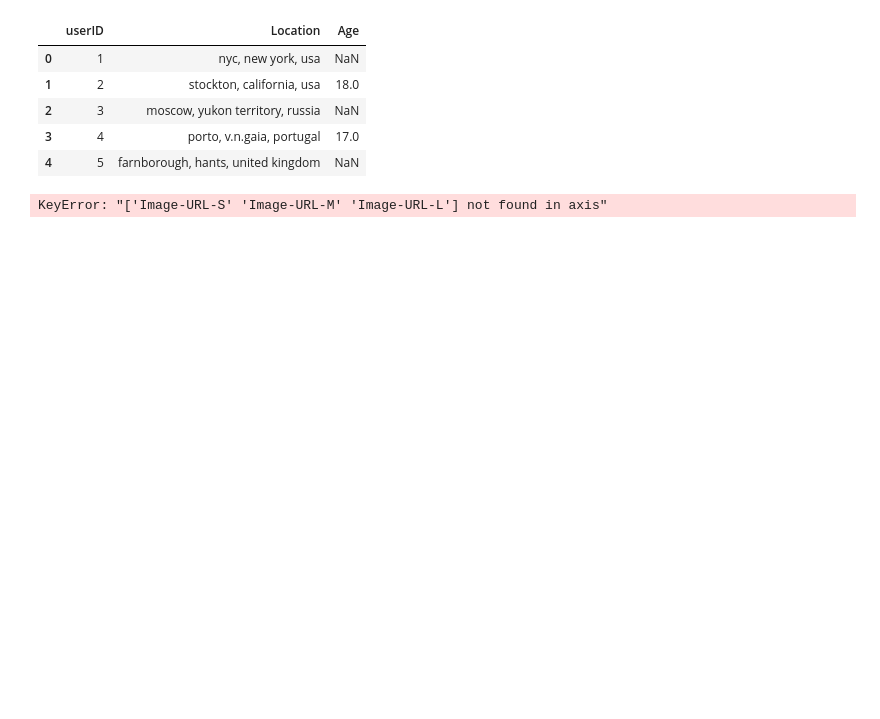
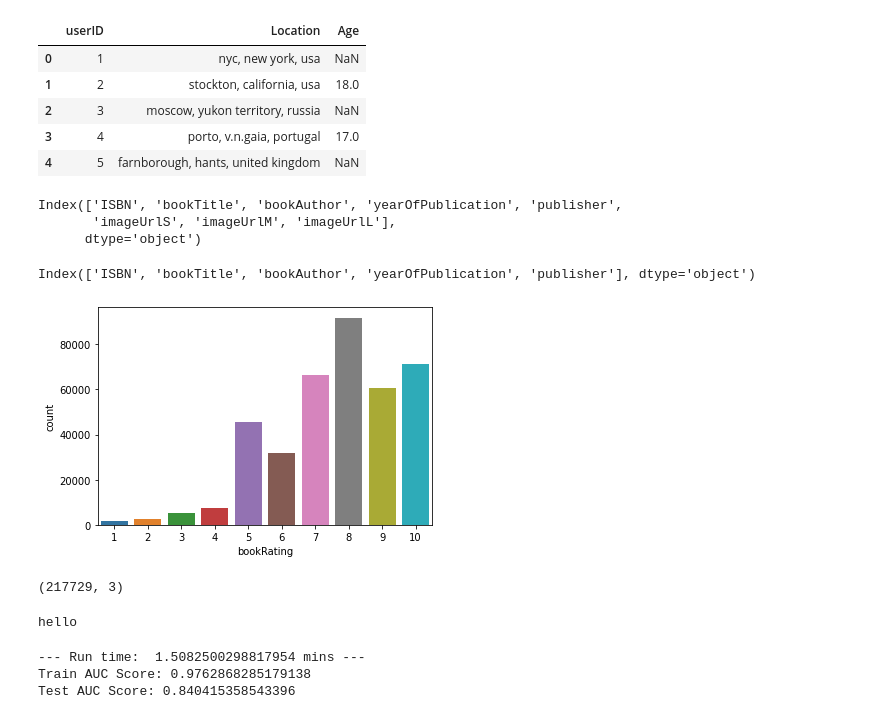
Before and after one commit to klaxonsdev/RecommendationSystem, a Jupyter notebook: scoring.ipynb, the cells around one changed output. Drawn from its saved outputs; the diff is of its cells as text; code cells hidden in the pictures; blank space fills up the shorter version.

```diff
--- a/scoring.ipynb
+++ b/scoring.ipynb
@@ -69,8 +69,17 @@ users.head()
 | 2 | 3 | moscow, yukon territory, russia | NaN |
 | 3 | 4 | porto, v.n.gaia, portugal | 17.0 |
 | 4 | 5 | farnborough, hants, united kingdom | NaN |
+# %%
+books.columns
+# %% [output]
+Index(['ISBN', 'bookTitle', 'bookAuthor', 'yearOfPublication', 'publisher',
+       'imageUrlS', 'imageUrlM', 'imageUrlL'],
+      dtype='object')
 # %%
-books.drop(['Image-URL-S', 'Image-URL-M', 'Image-URL-L'],axis=1,inplace=True)
+#books.drop(['imageUrlS', 'imageUrlM', 'imageUrlL'],axis=1,inplace=True)
+del books['imageUrlS']
+del books['imageUrlM']
+del books['imageUrlL']
 books.loc[books.ISBN == '0789466953','yearOfPublication'] = 2000
 books.loc[books.ISBN == '0789466953','bookAuthor'] = "James Buckley"
 books.loc[books.ISBN == '0789466953','publisher'] = "DK Publishing Inc"
@@ -91,5 +100,26 @@ books.loc[(books.ISBN == '1931696993'),'publisher'] = 'other'
 users.loc[(users.Age > 90) | (users.Age < 5), 'Age'] = np.nan
 users.Age = users.Age.fillna(users.Age.mean())
 users.Age = users.Age.astype(np.int32)
-# %% [output]
-KeyError: "['Image-URL-S' 'Image-URL-M' 'Image-URL-L'] not found in axis"
+# %%
+books.columns
+# %% [output]
+Index(['ISBN', 'bookTitle', 'bookAuthor', 'yearOfPublication', 'publisher'], dtype='object')
+# %%
+ratings_new = ratings[ratings.ISBN.isin(books.ISBN)]
+ratings = ratings[ratings.userID.isin(users.userID)]
+ratings_explicit = ratings_new[ratings_new.bookRating != 0]
+# %%
+sns.countplot(data=ratings_explicit, x='bookRating')
+plt.show()
+# %% [output]
+[figure, added]
+# %%
+# Making a Threshold for Book and User i.e only Users who rates more than 20 Books and Books that already rated by 20 Users
+counts1 = ratings_explicit['userID'].value_counts()
+ratings_explicit = ratings_explicit[ratings_explicit['userID'].isin(counts1[counts1 >= 20].index)]
+counts = ratings_explicit['bookRating'].value_counts()
+ratings_explicit = ratings_explicit[ratings_explicit['bookRating'].isin(counts[counts >= 20].index)]
+
+ratings_explicit.shape
+# %% [output]
+(217729, 3)
@@ -95,0 +150,21 @@ KeyError: "['Image-URL-S' 'Image-URL-M' 'Image-URL-L'] not found in axis"
+# %%
+print('hello')
+# %% [output]
+hello
+# %%
+train, test, raw_train_df = informed_train_test(ratings_explicit, 0.8)
+start_time = time.time()
+model=LightFM(no_components=110,learning_rate=0.027,loss='warp')
+model.fit(train,epochs=12,num_threads=4)
+# with open('saved_model','wb') as f:
+#     saved_model={'model':model}
+#     pickle.dump(saved_model, f)
+auc_train = auc_score(model, train).mean()
+auc_test = auc_score(model, test).mean()
+print("--- Run time:  {} mins ---".format((time.time() - start_time)/60))
+print("Train AUC Score: {}".format(auc_train))
+print("Test AUC Score: {}".format(auc_test))
+# %% [output]
+--- Run time:  1.5082500298817954 mins ---
+Train AUC Score: 0.9762868285179138
+Test AUC Score: 0.840415358543396
```
Also changed, not shown: parts of 6 cells of this notebook.
